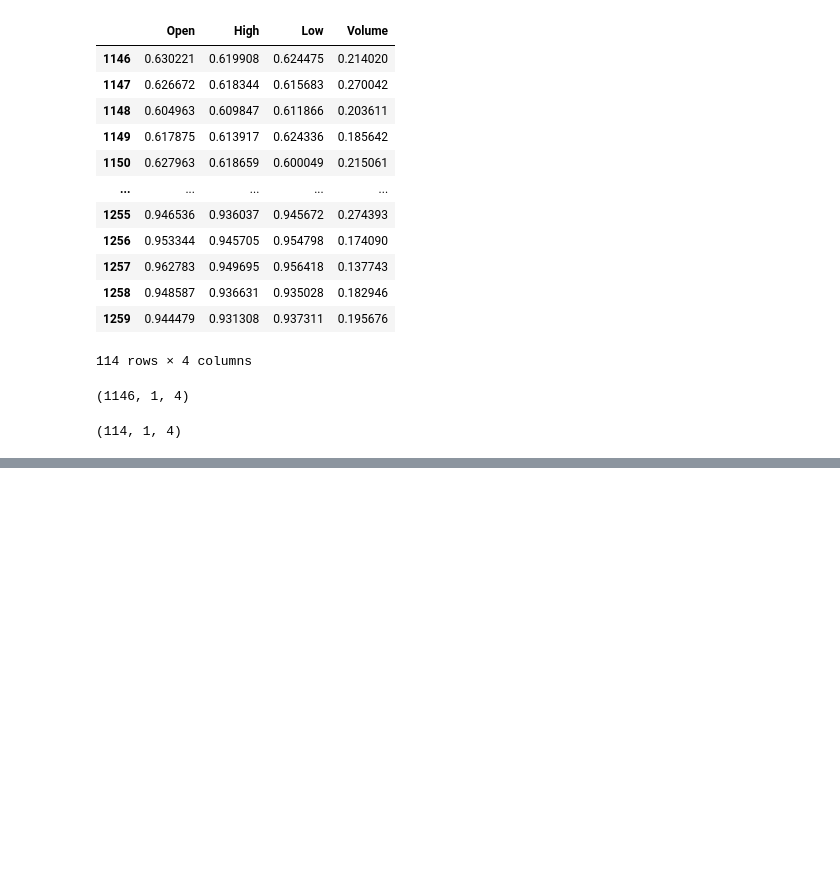
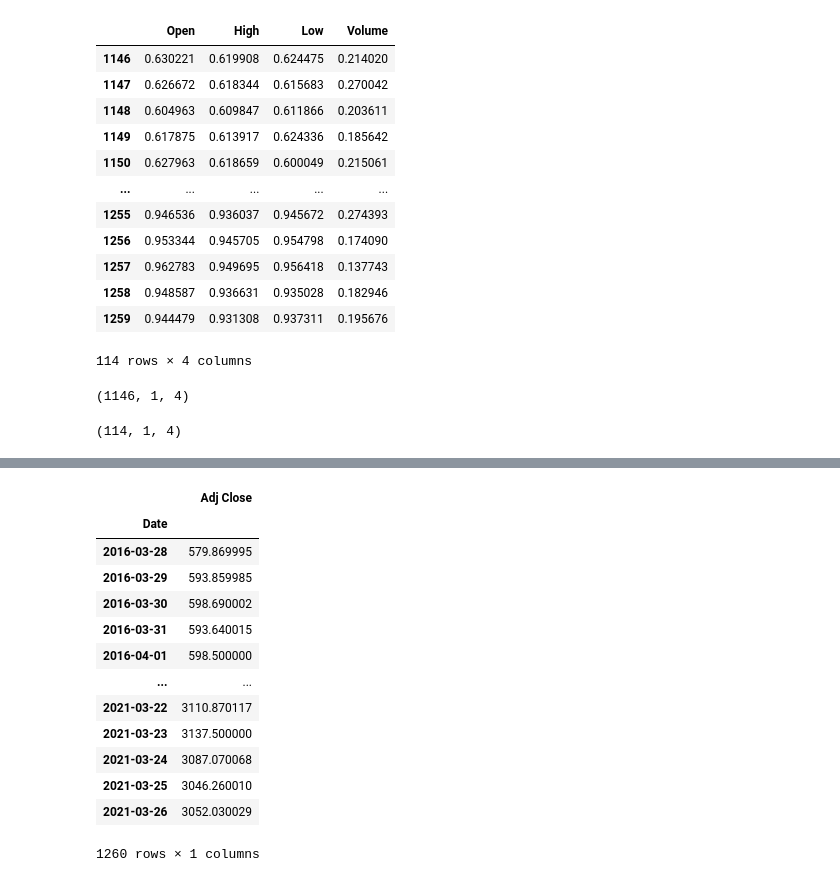
Before and after one commit to isoori/FAANG-Companies, a Jupyter notebook: FAANG Companies.ipynb, the cells around one changed output, grey strips where cells are left out. Cells and saved outputs as stored; diff of their text form; code cells hidden in the pictures; blank space fills up the shorter version.

```diff
--- a/FAANG Companies.ipynb
+++ b/FAANG Companies.ipynb
@@ -182,0 +220,19 @@ mean_squared_error(y_test,predict)
+# %%
+close_price = amazon['Adj Close']
+close_price = pd.DataFrame(data=close_price.values.ravel(), columns=['Adj Close'],index=amazon['Date'])
+close_price
+# %% [output]
+|  | Adj Close |
+| Date |  |
+| 2016-03-28 | 579.869995 |
+| 2016-03-29 | 593.859985 |
+| 2016-03-30 | 598.690002 |
+| 2016-03-31 | 593.640015 |
+| 2016-04-01 | 598.500000 |
+| ... | ... |
+| 2021-03-22 | 3110.870117 |
+| 2021-03-23 | 3137.500000 |
+| 2021-03-24 | 3087.070068 |
+| 2021-03-25 | 3046.260010 |
+| 2021-03-26 | 3052.030029 |
+1260 rows × 1 columns
```
Also changed, not shown: parts of 24 cells of this notebook.
